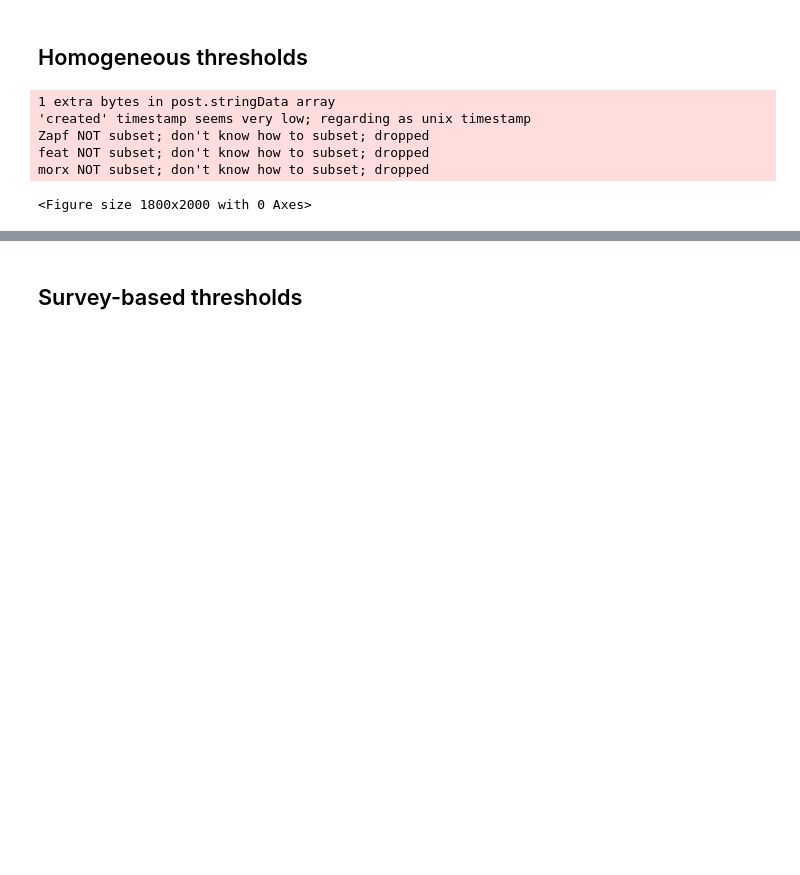
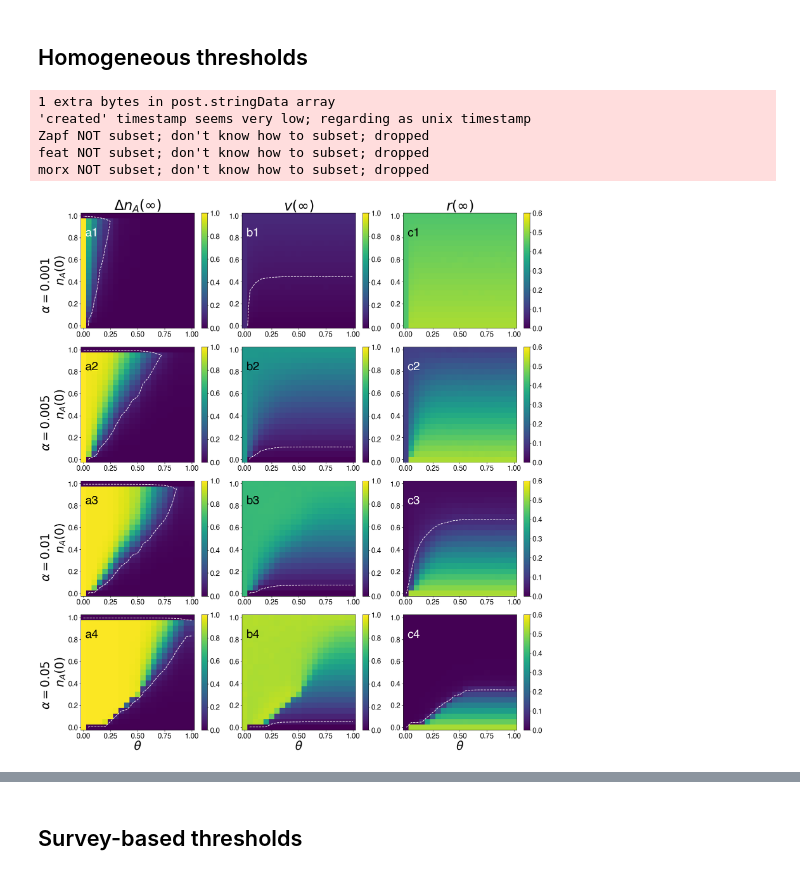
Before and after one commit to phononautomata/threshold, a Jupyter notebook: notebooks/analysis_paper.ipynb, the cells around one changed output, grey strips where cells are left out. Saved outputs shown, nothing was run; the diff lists cells and outputs as text; code cells hidden in the pictures; blank space fills up the shorter version.

```diff
--- a/notebooks/analysis_paper.ipynb
+++ b/notebooks/analysis_paper.ipynb
@@ -30,20 +30,20 @@ print(path_cwd)
 # %%
 model_region = 'National'
 target_vaccination = [0.001, 0.005, 0.01, 0.05]
 
 pt.plot_panel_homogeneous_thresholds_heatmaps(
     model_region=model_region,
     target_vaccination=target_vaccination,
     path_cwd=os.path.join(path_cwd, '..'),
-    cutoff_prevalence=0.05,
+    cutoff_prevalence=0.001,
     )
 # %% [output]
 1 extra bytes in post.stringData array
 'created' timestamp seems very low; regarding as unix timestamp
 Zapf NOT subset; don't know how to subset; dropped
 feat NOT subset; don't know how to subset; dropped
 morx NOT subset; don't know how to subset; dropped
-<Figure size 1800x2000 with 0 Axes>
+[figure, added]
 # %%
 model_region = 'National'
 target_vaccination = [0.001, 0.005, 0.01, 0.05]
```
Also changed, not shown: parts of 4 cells of this notebook, 24 other files.
